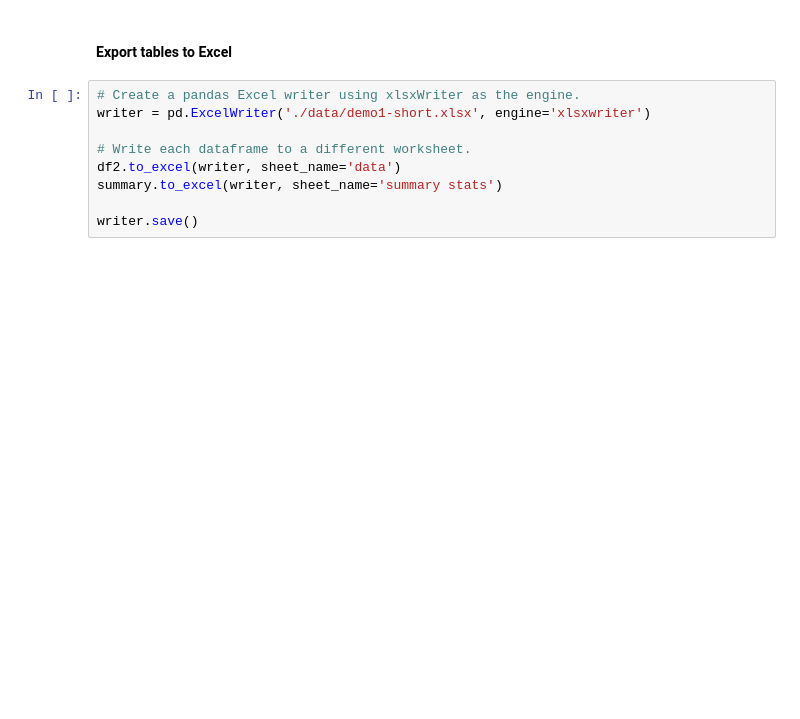
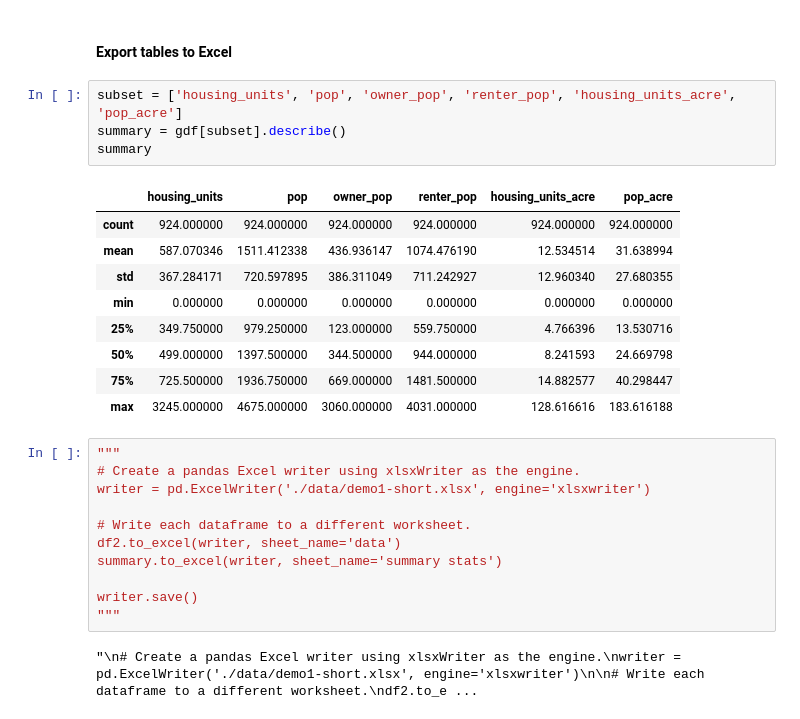
Before and after one commit to tiffanychu90/Demo, a Jupyter notebook: data-analysis-demo1-short.ipynb, the cells around one changed output. Cells and saved outputs as stored; diff of their text form; blank space fills up the shorter version.

```diff
--- a/data-analysis-demo1-short.ipynb
+++ b/data-analysis-demo1-short.ipynb
@@ -227,6 +192,21 @@ alt.layer(scatter).configure_view(
 # %% [markdown]
 #### Export tables to Excel
+# %%
+subset = ['housing_units', 'pop', 'owner_pop', 'renter_pop', 'housing_units_acre', 'pop_acre']
+summary = gdf[subset].describe()
+summary
+# %% [output]
+|  | housing_units | pop | owner_pop | renter_pop | housing_units_acre | pop_acre |
+| count | 924.000000 | 924.000000 | 924.000000 | 924.000000 | 924.000000 | 924.000000 |
+| mean | 587.070346 | 1511.412338 | 436.936147 | 1074.476190 | 12.534514 | 31.638994 |
+| std | 367.284171 | 720.597895 | 386.311049 | 711.242927 | 12.960340 | 27.680355 |
+| min | 0.000000 | 0.000000 | 0.000000 | 0.000000 | 0.000000 | 0.000000 |
+| 25% | 349.750000 | 979.250000 | 123.000000 | 559.750000 | 4.766396 | 13.530716 |
+| 50% | 499.000000 | 1397.500000 | 344.500000 | 944.000000 | 8.241593 | 24.669798 |
+| 75% | 725.500000 | 1936.750000 | 669.000000 | 1481.500000 | 14.882577 | 40.298447 |
+| max | 3245.000000 | 4675.000000 | 3060.000000 | 4031.000000 | 128.616616 | 183.616188 |
 # %%
+"""
 # Create a pandas Excel writer using xlsxWriter as the engine.
 writer = pd.ExcelWriter('./data/demo1-short.xlsx', engine='xlsxwriter')
 
@@ -235,3 +215,6 @@ df2.to_excel(writer, sheet_name='data')
 summary.to_excel(writer, sheet_name='summary stats')
 
 writer.save()
+"""
+# %% [output]
+"\n# Create a pandas Excel writer using xlsxWriter as the engine.\nwriter = pd.ExcelWriter('./data/demo1-short.xlsx', engine='xlsxwriter')\n\n# Write each dataframe to a different worksheet.\ndf2.to_e ...
```
Also changed, not shown: parts of 29 cells of this notebook, 2 other files.
